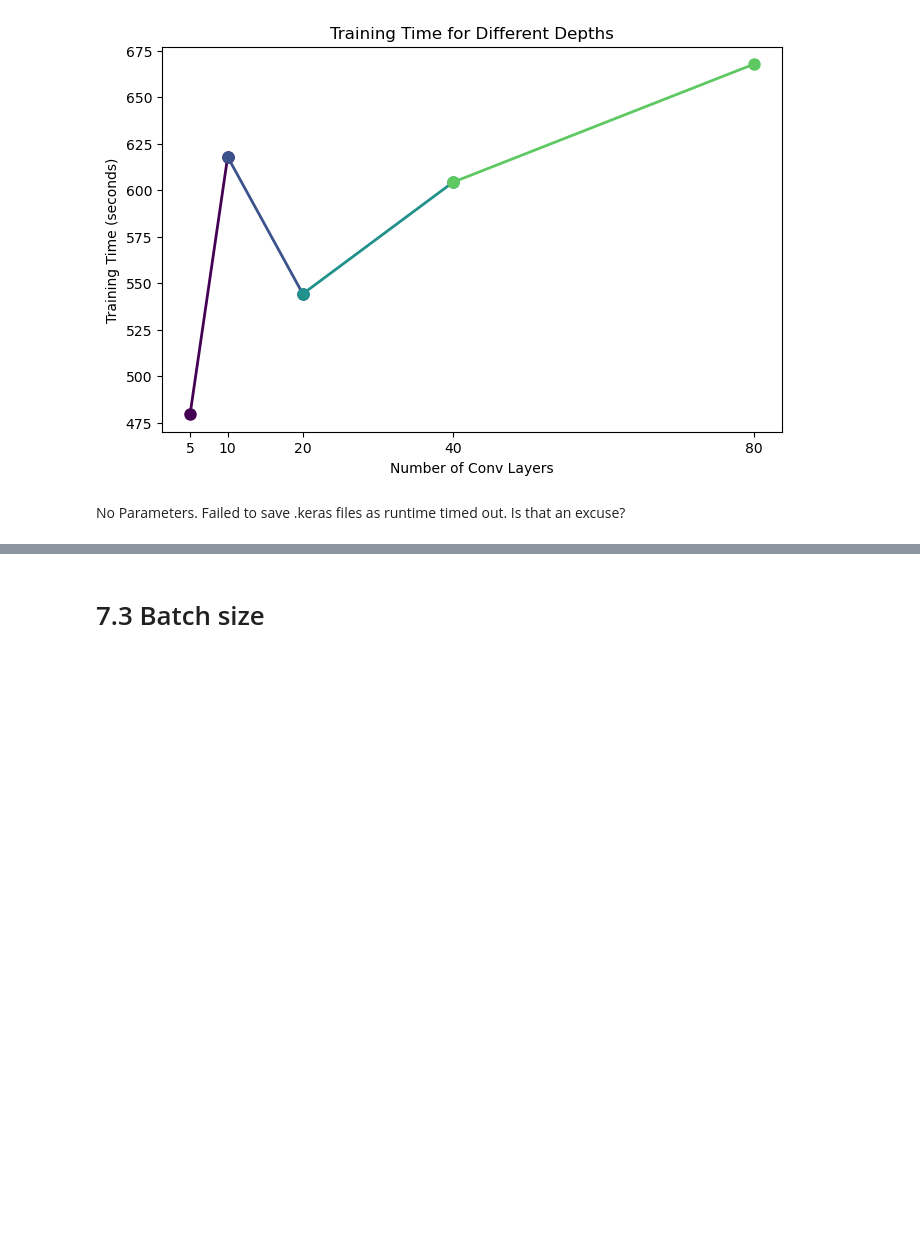
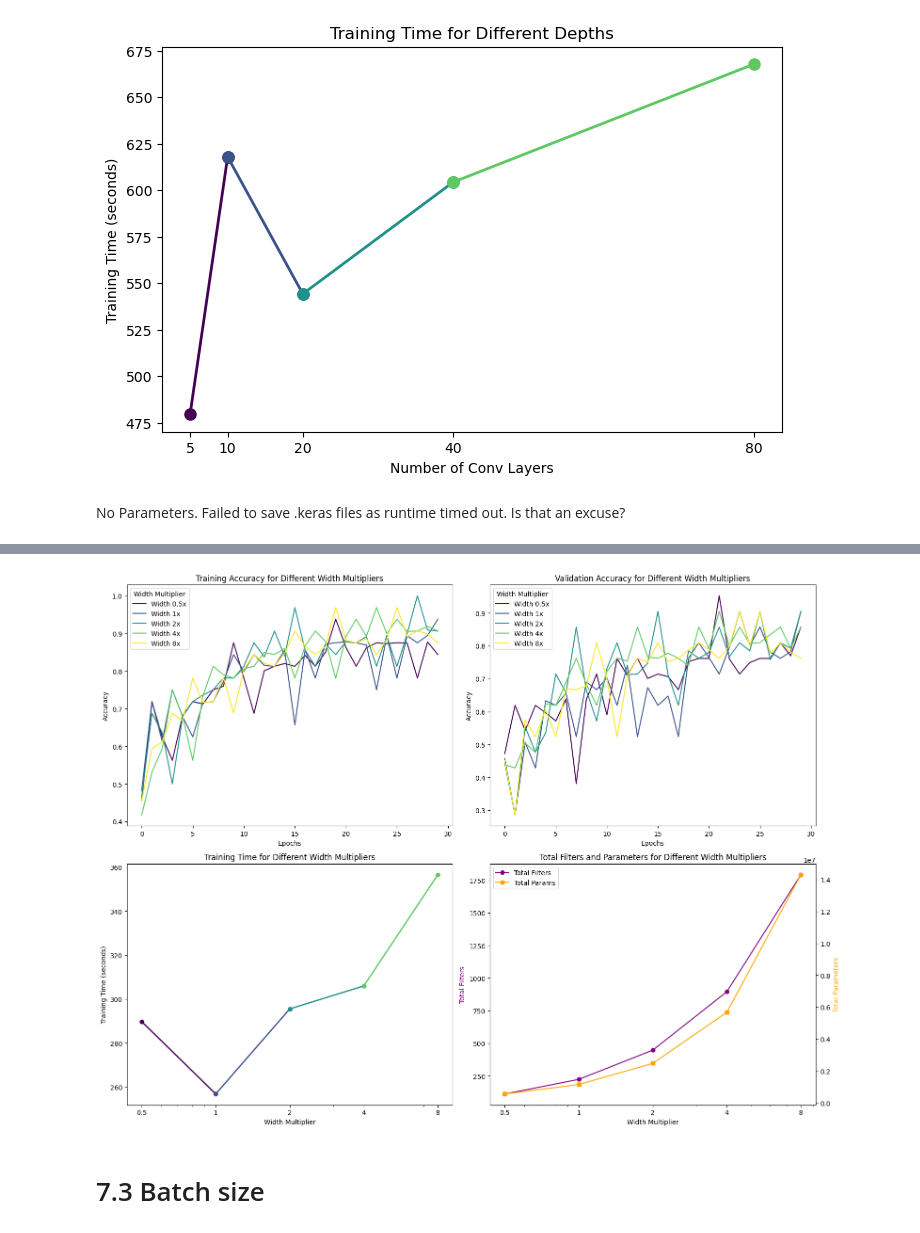
Before and after one commit to shrey1411/dst-group-project-2, a Jupyter notebook: VivekP/04-ReLUInvestigation.ipynb, the cells around one changed output, grey strips where cells are left out. Drawn from its saved outputs; the diff is of its cells as text; code cells hidden in the pictures; blank space fills up the shorter version.

Commit message:
Width investigation code run

```diff
--- a/VivekP/04-ReLUInvestigation.ipynb
+++ b/VivekP/04-ReLUInvestigation.ipynb
@@ -993,3 +1101,96 @@ and depth-bounded networks can represent any function,
+# %%
+import os
+import json
+import numpy as np
+import matplotlib.pyplot as plt
+from matplotlib.cm import viridis
+
+# Directory where history files are saved
+save_dir = 'model_saves'
+
+# Lists for storing metrics
+width_multipliers = [0.5, 1, 2, 4, 8]
+training_times = []
+total_params = []
+total_filters = []
+accuracy_data = []
+
+# Load history for each width multiplier
+for width_multiplier in width_multipliers:
+    history_path = os.path.join(save_dir, f"history_width_{width_multiplier}x.json")
+
+    if os.path.exists(history_path):
+        # Load history data
+        with open(history_path, 'r') as f:
+            history_data = json.load(f)
+            accuracy_data.append({
+                'width_multiplier': width_multiplier,
+                'train_accuracy': history_data['accuracy'],
+                'val_accuracy': history_data['val_accuracy']
+            })
+            training_times.append(history_data['training_time'])
+            total_params.append(history_data['total_params'])
+            total_filters.append(history_data['total_filters'])
+    else:
+        print(f"No history found for width multiplier {width_multiplier}.")
+
+# Colors for different width multipliers using the viridis colormap
+colors = viridis(np.linspace(0, 1, len(width_multipliers)))
+
+# Create a 2x2 grid for subplots
+fig, axs = plt.subplots(2, 2, figsize=(16, 12))
+
+# Plot Training Accuracy
+for i, data in enumerate(accuracy_data):
+    axs[0, 0].plot(data['train_accuracy'], color=colors[i], label=f'Width {data["width_multiplier"]}x')
+axs[0, 0].set_title('Training Accuracy for Different Width Multipliers')
+axs[0, 0].set_xlabel('Epochs')
+axs[0, 0].set_ylabel('Accuracy')
+axs[0, 0].legend(title='Width Multiplier')
+
+# Plot Validation Accuracy
+for i, data in enumerate(accuracy_data):
+    axs[0, 1].plot(data['val_accuracy'], color=colors[i], label=f'Width {data["width_multiplier"]}x')
+axs[0, 1].set_title('Validation Accuracy for Different Width Multipliers')
+axs[0, 1].set_xlabel('Epochs')
+axs[0, 1].set_ylabel('Accuracy')
+axs[0, 1].legend(title='Width Multiplier')
+
+# Plot Training Time with viridis color gradient
+for i in range(len(width_multipliers) - 1):
+    axs[1, 0].plot(width_multipliers[i:i+2], training_times[i:i+2], color=colors[i], marker='o', linewidth=2)
+
+axs[1, 0].set_xscale('log')
+axs[1, 0].set_xticks(width_multipliers)
+axs[1, 0].set_xticklabels(width_multipliers)
+axs[1, 0].set_title('Training Time for Different Width Multipliers')
+axs[1, 0].set_xlabel('Width Multiplier')
+axs[1, 0].set_ylabel('Training Time (seconds)')
+axs[1, 0].grid(False)
+
+# Plot Total Filters and Total Params with shared y-axis
+ax2 = axs[1, 1].twinx()  # Create a twin y-axis
+axs[1, 1].plot(width_multipliers, total_filters, marker='o', color='purple', label='Total Filters')
+ax2.plot(width_multipliers, total_params, marker='s', color='orange', label='Total Params')
+
+axs[1, 1].set_xscale('log')
+axs[1, 1].set_xticks(width_multipliers)
+axs[1, 1].set_xticklabels(width_multipliers)
+axs[1, 1].set_xlabel('Width Multiplier')
+axs[1, 1].set_ylabel('Total Filters', color='purple')
+ax2.set_ylabel('Total Parameters', color='orange')
+axs[1, 1].set_title('Total Filters and Parameters for Different Width Multipliers')
+
+# Add legends
+lines, labels = axs[1, 1].get_legend_handles_labels()
+lines2, labels2 = ax2.get_legend_handles_labels()
+axs[1, 1].legend(lines + lines2, labels + labels2, loc='upper left')
+
+# Adjust layout
+plt.tight_layout()
+plt.show()
+# %% [output]
+[figure, added]
 # %% [markdown]
 # 7.3 Batch size
 # %%
```
Also changed, not shown: parts of 3 cells of this notebook.
